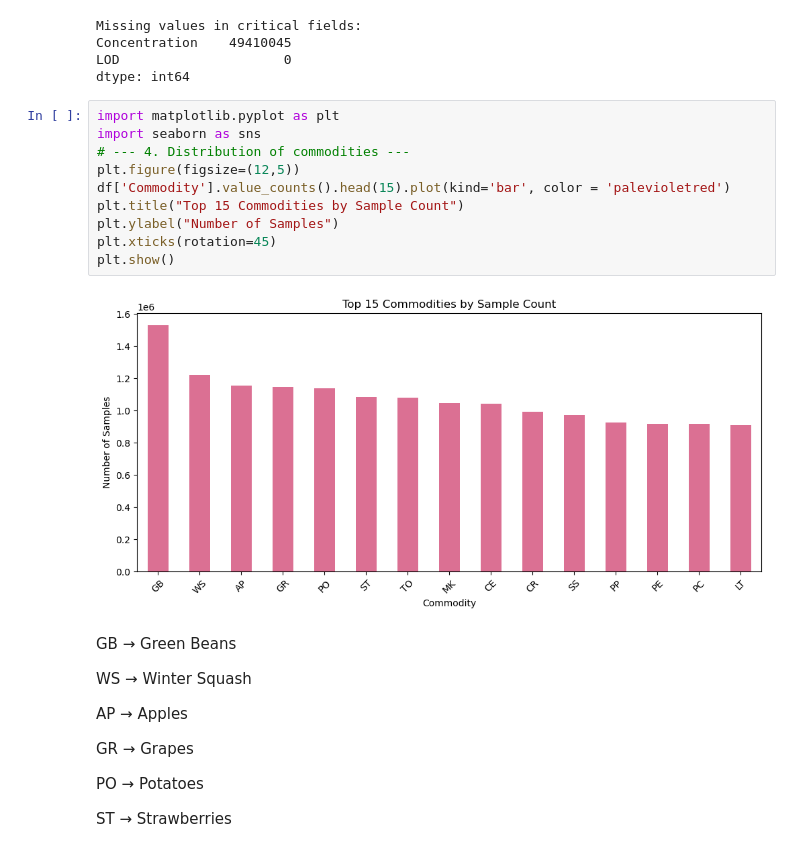
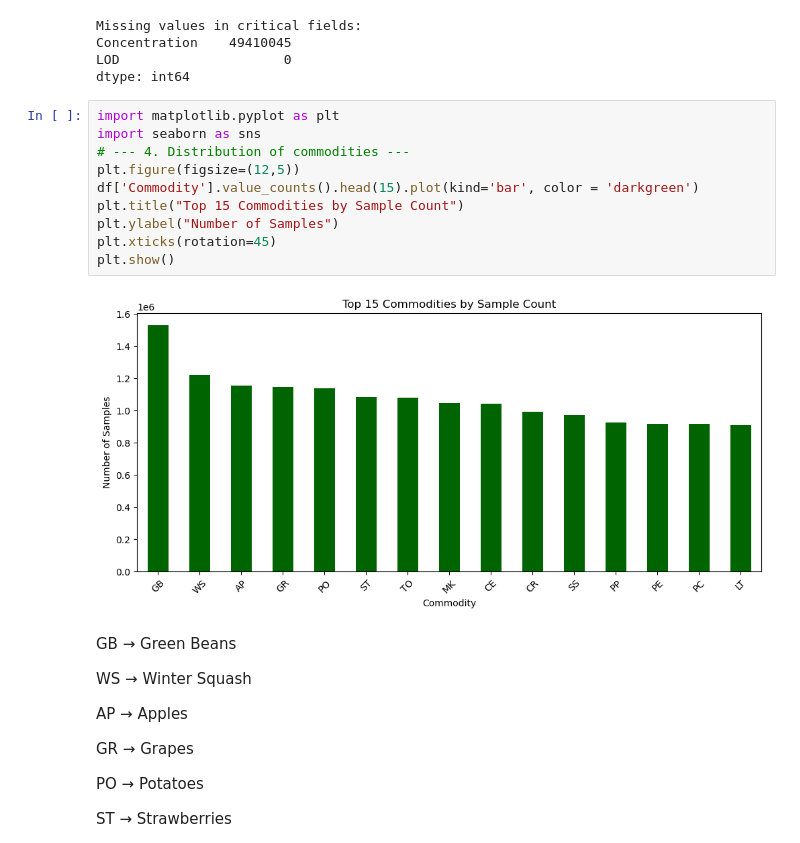
Before and after one commit to raghavdhir03/pesticides-health-risks, a Jupyter notebook: notebooks/part1eda_neha.ipynb, the cells around one changed output. Cells and saved outputs as stored; diff of their text form.

```diff
--- a/notebooks/part1eda_neha.ipynb
+++ b/notebooks/part1eda_neha.ipynb
@@ -118,15 +124,15 @@ dtype: int64
 # %%
 import matplotlib.pyplot as plt
 import seaborn as sns
 # --- 4. Distribution of commodities ---
 plt.figure(figsize=(12,5))
-df['Commodity'].value_counts().head(15).plot(kind='bar', color = 'palevioletred')
+df['Commodity'].value_counts().head(15).plot(kind='bar', color = 'darkgreen')
 plt.title("Top 15 Commodities by Sample Count")
 plt.ylabel("Number of Samples")
 plt.xticks(rotation=45)
 plt.show()
 # %% [output]
-[figure, old version]
+[figure, new version]
 # %% [markdown]
 GB → Green Beans
 
```
Also changed, not shown: parts of 4 cells of this notebook.
